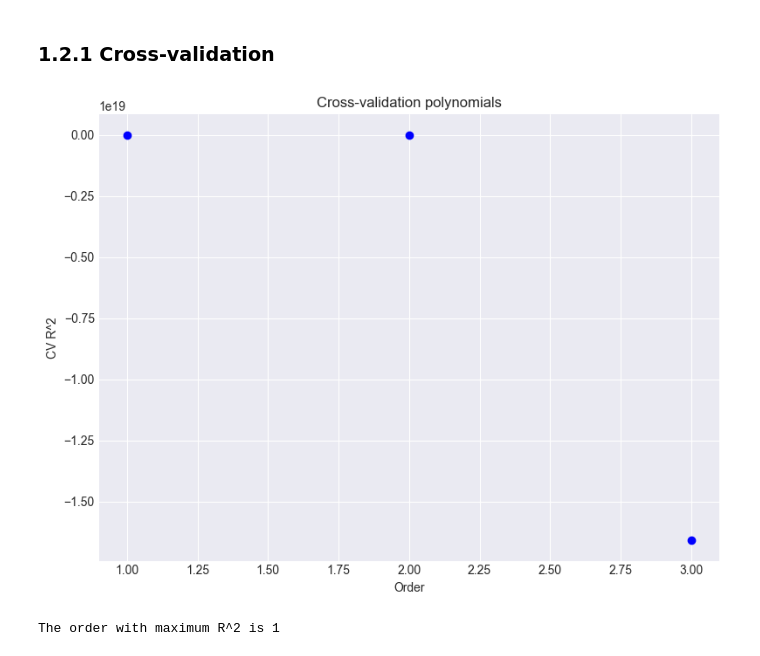
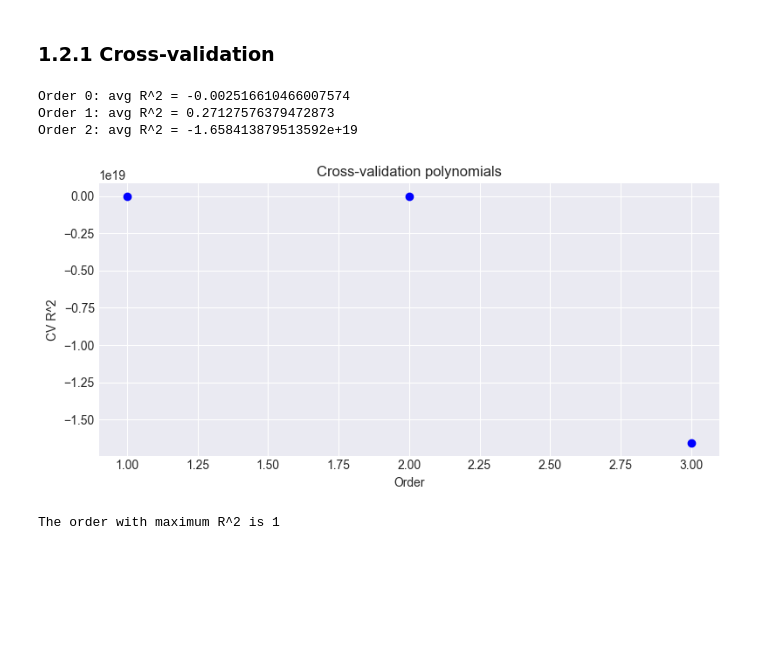
Before and after one commit to Detopall/machine-learning-project, a Jupyter notebook: projected_revenue.ipynb, the cells around one changed output. Saved outputs shown, nothing was run; the diff lists cells and outputs as text; code cells hidden in the pictures; blank space fills up the shorter version.

```diff
--- a/projected_revenue.ipynb
+++ b/projected_revenue.ipynb
@@ -76,7 +76,7 @@ from sklearn.model_selection import cross_val_score
 from sklearn.linear_model import LinearRegression
 
 avg_scores = [None] * 3
-sd_scores = [None] * 3
+sd_scores = [None] * 3 	  # a degree > 3 will give R^2 in the (-) thousands
 for i in np.arange(0,3):
     reg_poly = Pipeline([('stand', StandardScaler()),
                   ('poly', PolynomialFeatures(degree=i)),
@@ -86,19 +86,24 @@ for i in np.arange(0,3):
 
     avg_scores[i] = scores.mean()
     sd_scores[i] = np.sqrt(scores.var())/np.sqrt(5)
+    print("Order " + str(i) + ": avg R^2 = " + str(avg_scores[i]))
+# %% [output]
+Order 0: avg R^2 = -0.002516610466007574
+Order 1: avg R^2 = 0.27127576379472873
+Order 2: avg R^2 = -1.658413879513592e+19
 # %%
 # Plotting the results
 
-fig, ax = plt.subplots(figsize=(8, 6))
+fig, ax = plt.subplots(figsize=(8, 4))
 plt.scatter(np.arange(1,4), avg_scores, c='b', label='data')
 plt.axis('tight')
 plt.title("Cross-validation polynomials")
-ax.set_xlabel("Order");
-ax.set_ylabel("CV R^2");
+ax.set_xlabel("Order")
+ax.set_ylabel("CV R^2")
 plt.tight_layout()
 plt.show()
 # %% [output]
-[figure, old version]
+[figure, new version]
 # %%
 # The best order with the maximum R^2?
 
```
Also changed, not shown: parts of 8 cells of this notebook.
